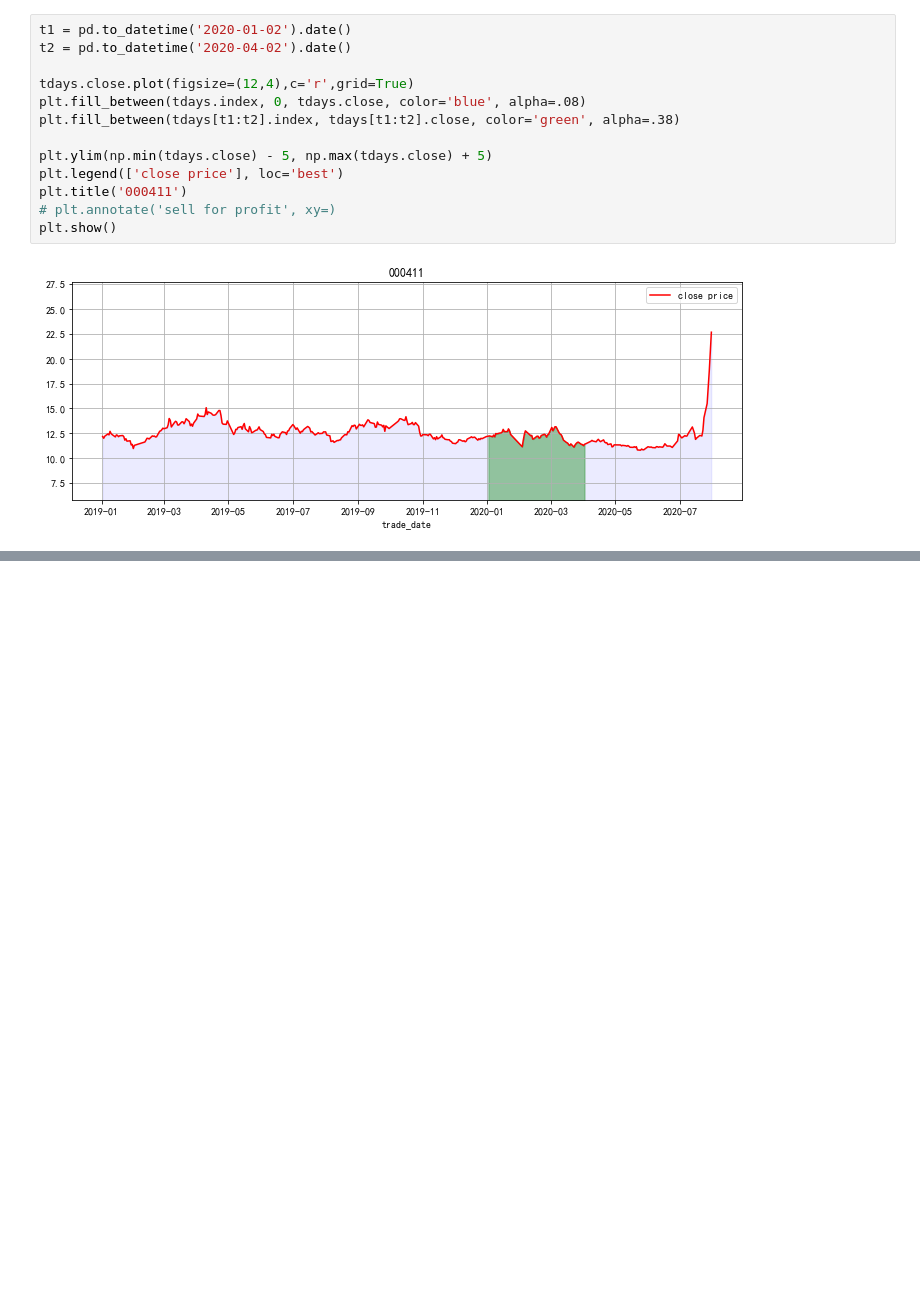
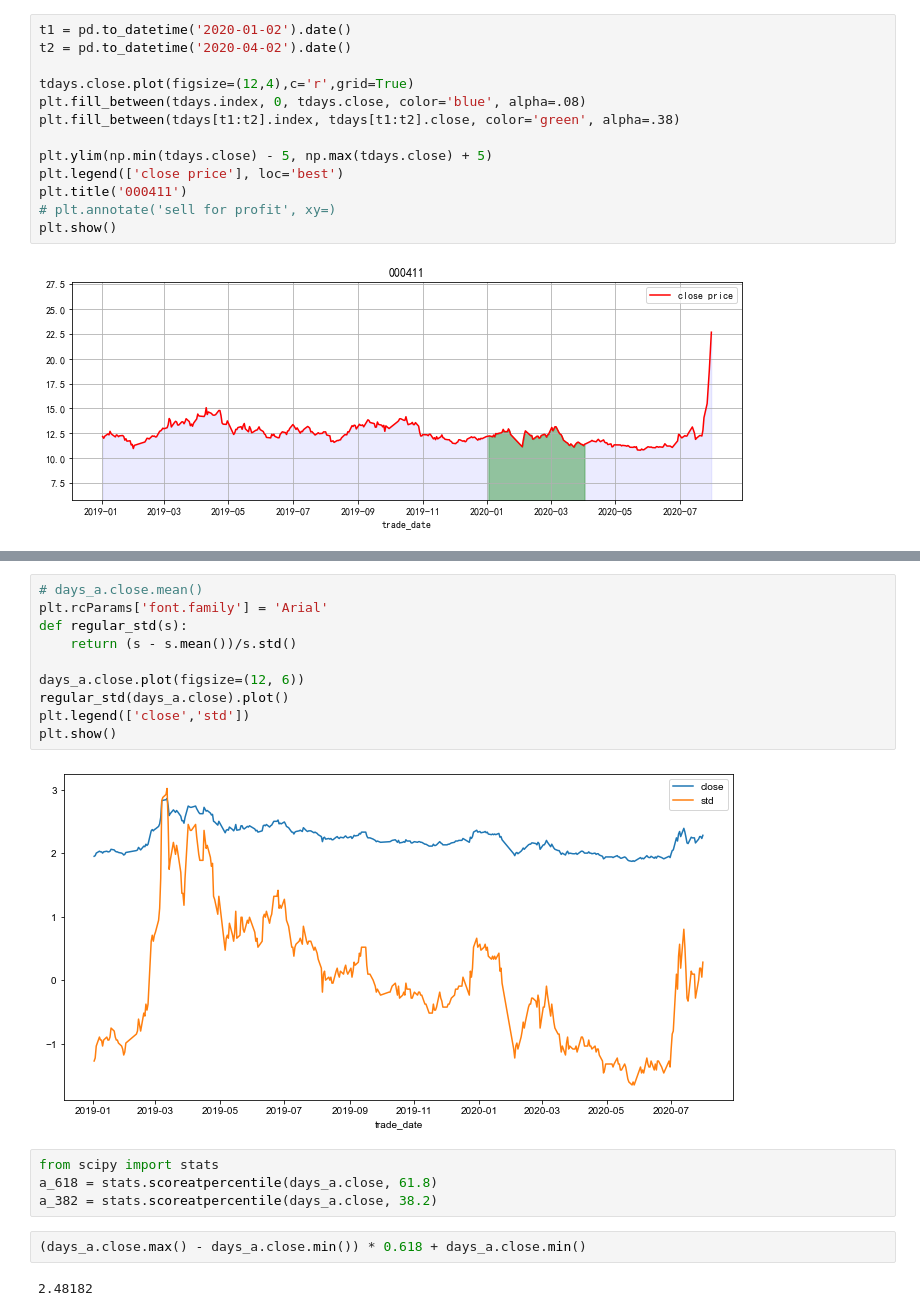
Before and after one commit to wd64759/quants, a Jupyter notebook: quants/abnormal_stocks.ipynb, the cells around one changed output, grey strips where cells are left out. Cells and saved outputs as stored; diff of their text form; blank space fills up the shorter version.

```diff
--- a/quants/abnormal_stocks.ipynb
+++ b/quants/abnormal_stocks.ipynb
@@ -155,0 +221,20 @@ ana_candle_vol(tdays[-100:])
+# %%
+# days_a.close.mean()
+plt.rcParams['font.family'] = 'Arial'
+def regular_std(s):
+    return (s - s.mean())/s.std()
+
+days_a.close.plot(figsize=(12, 6))
+regular_std(days_a.close).plot()
+plt.legend(['close','std'])
+plt.show()
+# %% [output]
+[figure, added]
+# %%
+from scipy import stats
+a_618 = stats.scoreatpercentile(days_a.close, 61.8)
+a_382 = stats.scoreatpercentile(days_a.close, 38.2)
+# %%
+(days_a.close.max() - days_a.close.min()) * 0.618 + days_a.close.min()
+# %% [output]
+2.48182
```
Also changed, not shown: parts of 12 cells of this notebook, 3 other files.
